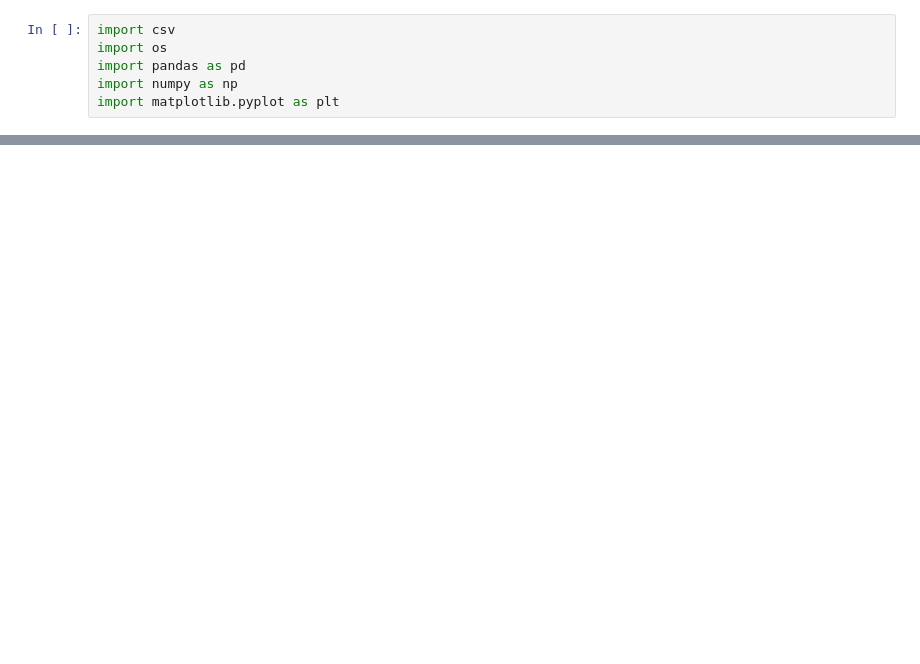
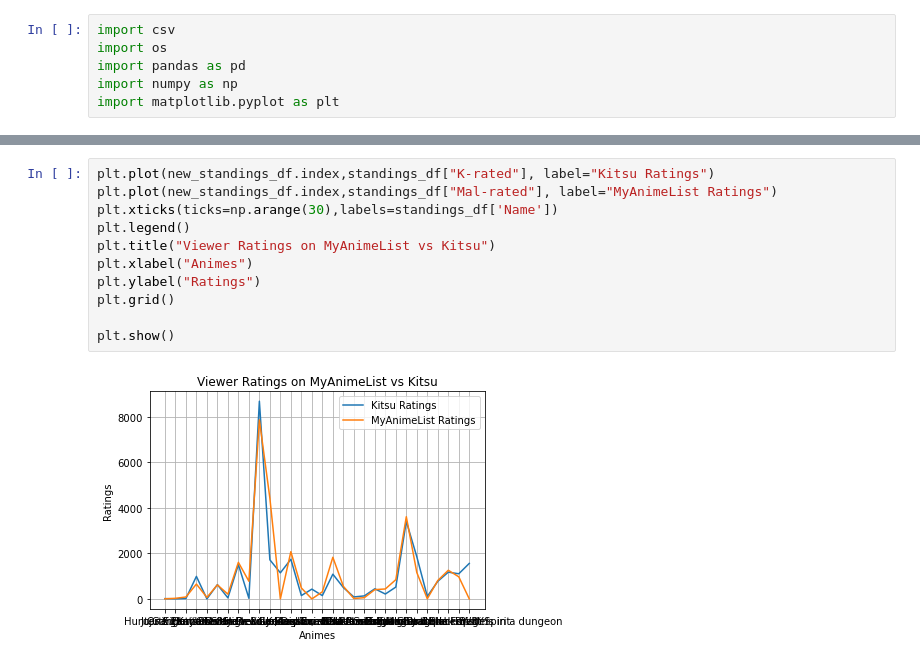
Before and after one commit to ChastityAM/Anime-Dataset, a Jupyter notebook: Anime.ipynb, the cells around one changed output, grey strips where cells are left out. Drawn from its saved outputs; the diff is of its cells as text; blank space fills up the shorter version.

```diff
--- a/Anime.ipynb
+++ b/Anime.ipynb
@@ -28,0 +85,13 @@ df
+# %%
+plt.plot(new_standings_df.index,standings_df["K-rated"], label="Kitsu Ratings")
+plt.plot(new_standings_df.index,standings_df["Mal-rated"], label="MyAnimeList Ratings")
+plt.xticks(ticks=np.arange(30),labels=standings_df['Name'])
+plt.legend()
+plt.title("Viewer Ratings on MyAnimeList vs Kitsu")
+plt.xlabel("Animes")
+plt.ylabel("Ratings")
+plt.grid()
+
+plt.show()
+# %% [output]
+[figure, added]
```
Also changed, not shown: parts of 9 cells of this notebook.
